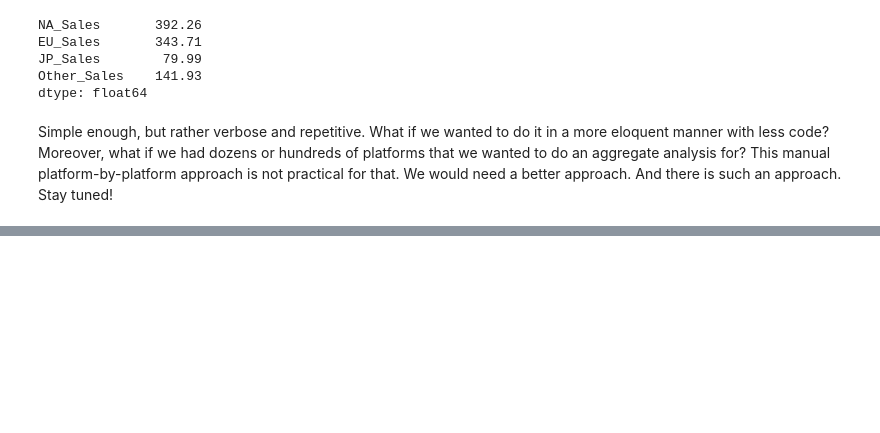
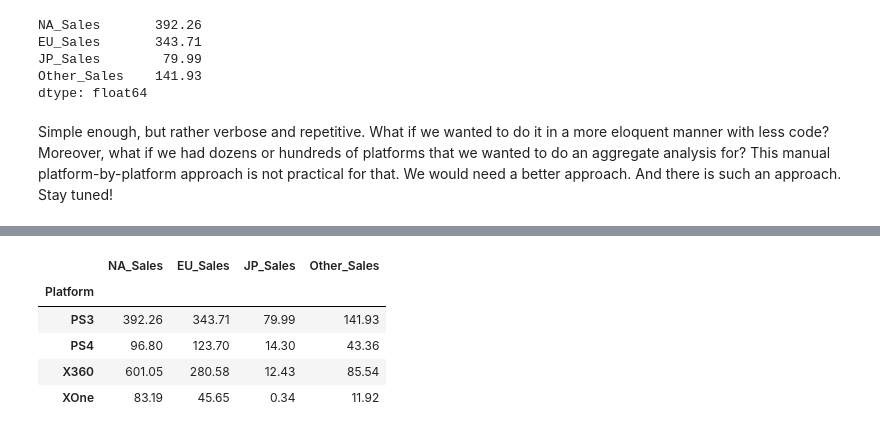
Before and after one commit to jgabunilas/pandas-bootcamp, a Jupyter notebook: Section8_GroupBy_and_Aggregates/Section8_GroupBy_and_Aggregates.ipynb, the cells around one changed output, grey strips where cells are left out. Saved outputs shown, nothing was run; the diff lists cells and outputs as text; code cells hidden in the pictures; blank space fills up the shorter version.

```diff
--- a/Section8_GroupBy_and_Aggregates/Section8_GroupBy_and_Aggregates.ipynb
+++ b/Section8_GroupBy_and_Aggregates/Section8_GroupBy_and_Aggregates.ipynb
@@ -206,0 +224,9 @@ Simple enough, but rather verbose and repetitive. What if we wanted to do it in
+# %%
+sales.groupby("Platform").sum()
+# %% [output]
+|  | NA_Sales | EU_Sales | JP_Sales | Other_Sales |
+| Platform |  |  |  |  |
+| PS3 | 392.26 | 343.71 | 79.99 | 141.93 |
+| PS4 | 96.80 | 123.70 | 14.30 | 43.36 |
+| X360 | 601.05 | 280.58 | 12.43 | 85.54 |
+| XOne | 83.19 | 45.65 | 0.34 | 11.92 |
```
Also changed, not shown: parts of 16 cells of this notebook, 1 other file.
